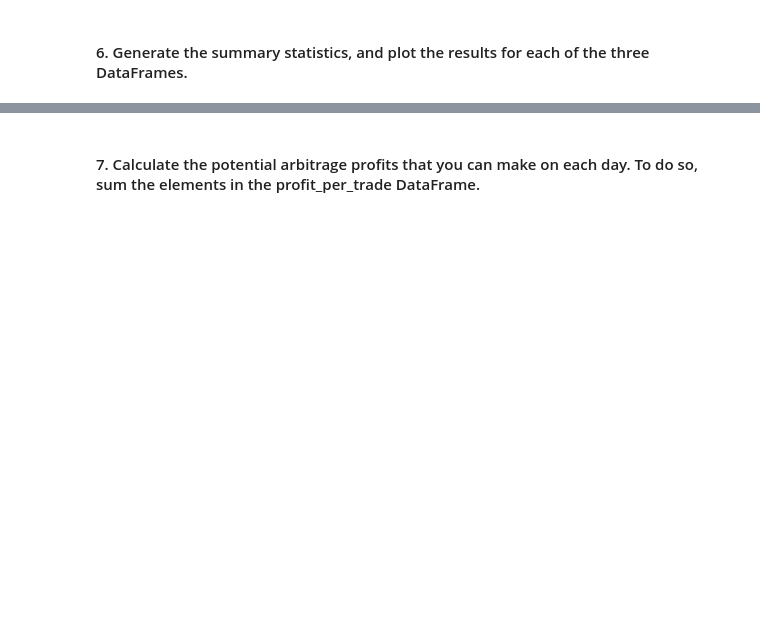
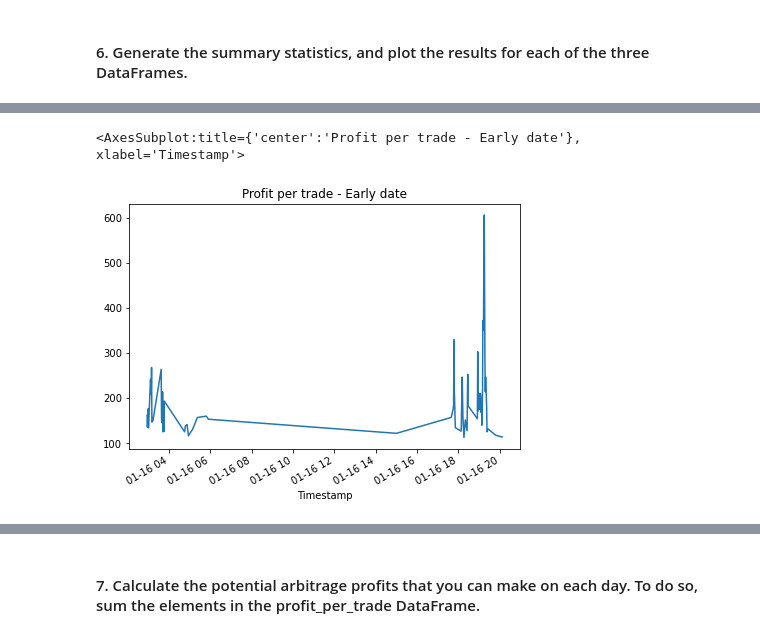
Before and after one commit to galiyaKhusniyarova/Module3Challenge, a Jupyter notebook: crypto_arbitrage.ipynb, the cells around one changed output, grey strips where cells are left out. Cells and saved outputs as stored; diff of their text form; code cells hidden in the pictures; blank space fills up the shorter version.

```diff
--- a/crypto_arbitrage.ipynb
+++ b/crypto_arbitrage.ipynb
@@ -405,7 +407,7 @@ Calculate the potential profits for each date that you selected in the previous
 # %%
 # For the date early in the dataset, measure the arbitrage spread between the two exchanges
 # by subtracting the lower-priced exchange from the higher-priced one
-arbitrage_spread_early = # YOUR CODE HERE
+arbitrage_spread_early = coinbase_sliced.loc["2018-01-16"] - bitstamp_sliced.loc["2018-01-16"]
 
 # Use a conditional statement to generate the summary statistics for each arbitrage_spread DataFrame
-# YOUR CODE HERE
+arbitrage_spread_early[arbitrage_spread_early>0].describe()
@@ -414,7 +454,7 @@ arbitrage_spread_early = # YOUR CODE HERE
 # %%
 # For the date early in the dataset, calculate the spread returns by dividing the instances when the arbitrage spread is positive (> 0)
 # by the price of Bitcoin from the exchange you are buying on (the lower-priced exchange).
-spread_return_early= # YOUR CODE HERE
+spread_return_early= arbitrage_spread_early[arbitrage_spread_early>0]/bitstamp_sliced.loc["2018-01-16"]
 
 # Review the spread return DataFrame
-# YOUR CODE HERE
+spread_return_early.head(10)
@@ -423,7 +510,7 @@ spread_return_early= # YOUR CODE HERE
 # %%
 # For the date early in the dataset, determine the number of times your trades with positive returns
 # exceed the 1% minimum threshold (.01) that you need to cover your costs
-profitable_trades_early = # YOUR CODE HERE
+profitable_trades_early = spread_return_early[spread_return_early>.01]
 
 # Review the first five profitable trades
-# YOUR CODE HERE
+profitable_trades_early.head()
@@ -438,10 +583,10 @@ profitable_trades_early = # YOUR CODE HERE
 # %%
 # For the date early in the dataset, calculate the potential profit per trade in dollars
 # Multiply the profitable trades by the cost of the Bitcoin that was purchased
-profit_early = # YOUR CODE HERE
+profit_early = profitable_trades_early * bitstamp_sliced.loc["2018-01-16"]
 
 # Drop any missing values from the profit DataFrame
-profit_per_trade_early = # YOUR CODE HERE
+profit_per_trades_early = profit_early.dropna()
 
 # View the early profit DataFrame
-# YOUR CODE HERE
+profit_per_trades_early.head(10)
@@ -453,3 +648,6 @@ profit_per_trade_early = # YOUR CODE HERE
 # %%
 # Plot the results for the early profit per trade DataFrame
-# YOUR CODE HERE
+profit_per_trades_early.plot(figsize=(7,5), title = "Profit per trade - Early date")
+# %% [output]
+<AxesSubplot:title={'center':'Profit per trade - Early date'}, xlabel='Timestamp'>
+[figure, added]
```
Also changed, not shown: parts of 30 cells of this notebook.
